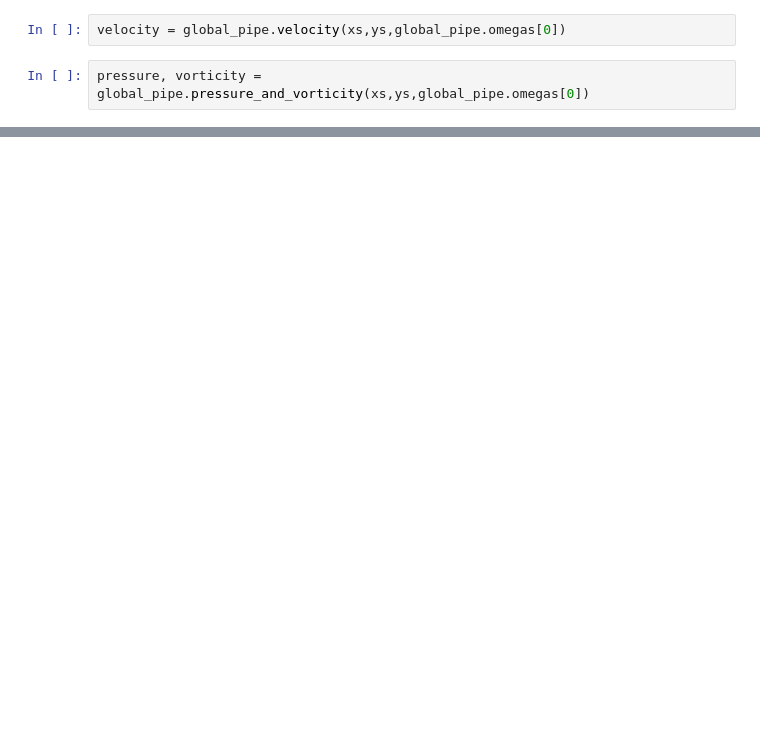
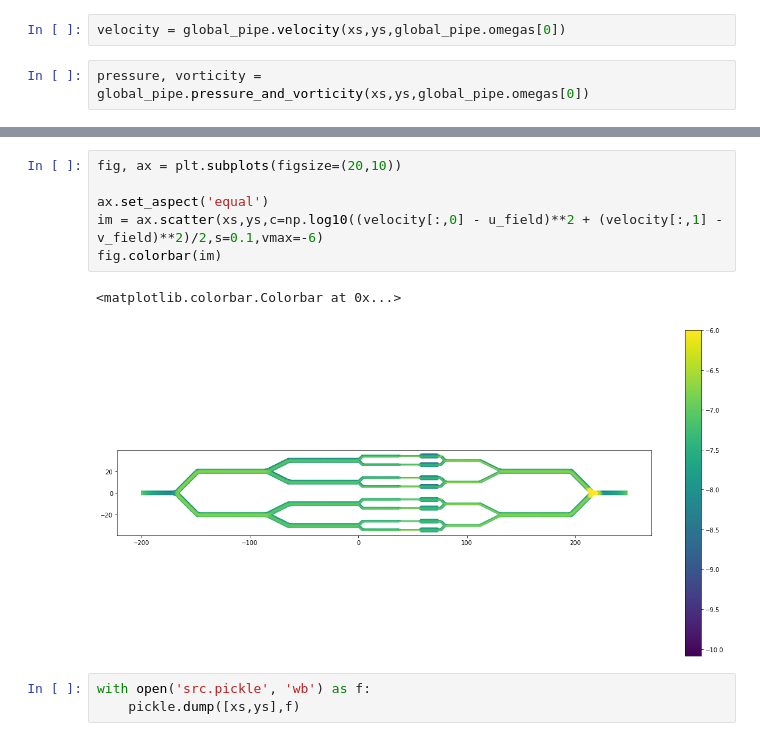
Before and after one commit to WangHaiYang874/stokes2d, a Jupyter notebook: exp3-copy/connecting.ipynb, the cells around one changed output, grey strips where cells are left out. Drawn from its saved outputs; the diff is of its cells as text; blank space fills up the shorter version.

```diff
--- a/exp3-copy/connecting.ipynb
+++ b/exp3-copy/connecting.ipynb
@@ -115,0 +131,12 @@ fig.colorbar(im)
+# %%
+fig, ax = plt.subplots(figsize=(20,10))
+
+ax.set_aspect('equal')
+im = ax.scatter(xs,ys,c=np.log10((velocity[:,0] - u_field)**2 + (velocity[:,1] - v_field)**2)/2,s=0.1,vmax=-6)
+fig.colorbar(im)
+# %% [output]
+<matplotlib.colorbar.Colorbar at 0x...>
+[figure, added]
+# %%
+with open('src.pickle', 'wb') as f:
+    pickle.dump([xs,ys],f)
```
Also changed, not shown: parts of 18 cells of this notebook, 8 other files.
